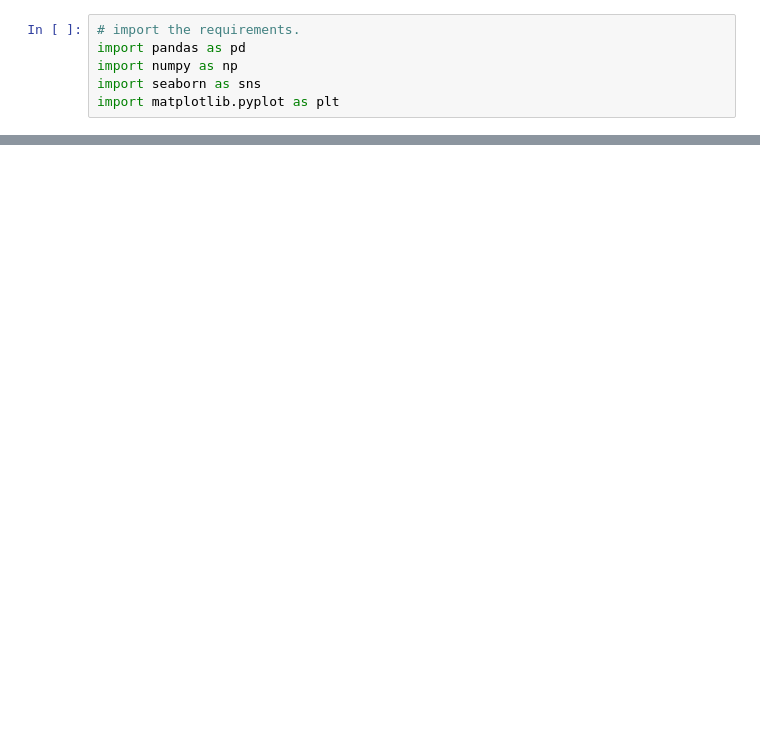
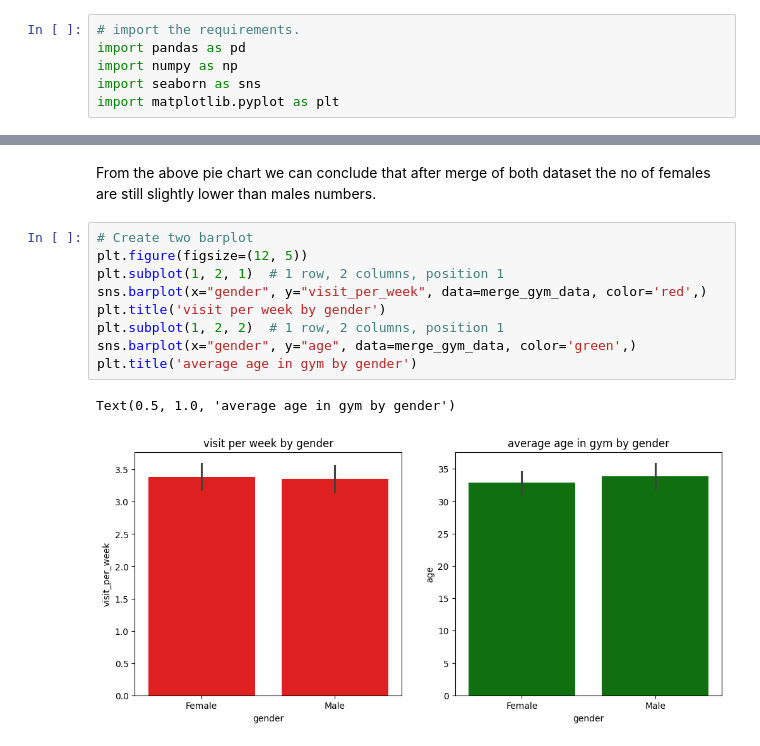
Before and after one commit to Pratikpant2020/Comprehensive-analysis-of-Gym-membership-and-Gym-members-exercise, a Jupyter notebook: merge_gym_data.ipynb, the cells around one changed output, grey strips where cells are left out. Saved outputs shown, nothing was run; the diff lists cells and outputs as text; blank space fills up the shorter version.

```diff
--- a/merge_gym_data.ipynb
+++ b/merge_gym_data.ipynb
@@ -21,0 +139,14 @@ merge_gym_data.describe().round(2)
+# %% [markdown]
+From the above pie chart we can conclude that after merge of both dataset the no of females are still slightly lower than males numbers.
+# %%
+# Create two barplot
+plt.figure(figsize=(12, 5))
+plt.subplot(1, 2, 1)  # 1 row, 2 columns, position 1
+sns.barplot(x="gender", y="visit_per_week", data=merge_gym_data, color='red',)
+plt.title('visit per week by gender')
+plt.subplot(1, 2, 2)  # 1 row, 2 columns, position 1
+sns.barplot(x="gender", y="age", data=merge_gym_data, color='green',)
+plt.title('average age in gym by gender')
+# %% [output]
+Text(0.5, 1.0, 'average age in gym by gender')
+[figure, added]
```
Also changed, not shown: parts of 21 cells of this notebook, 1 other file.
